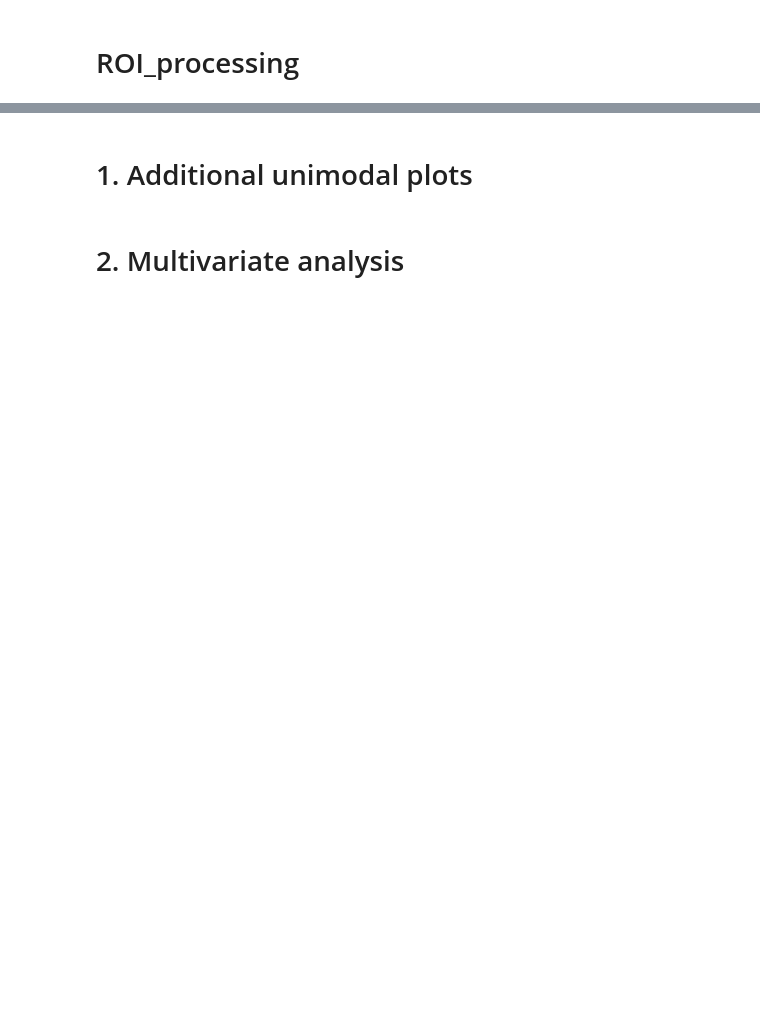
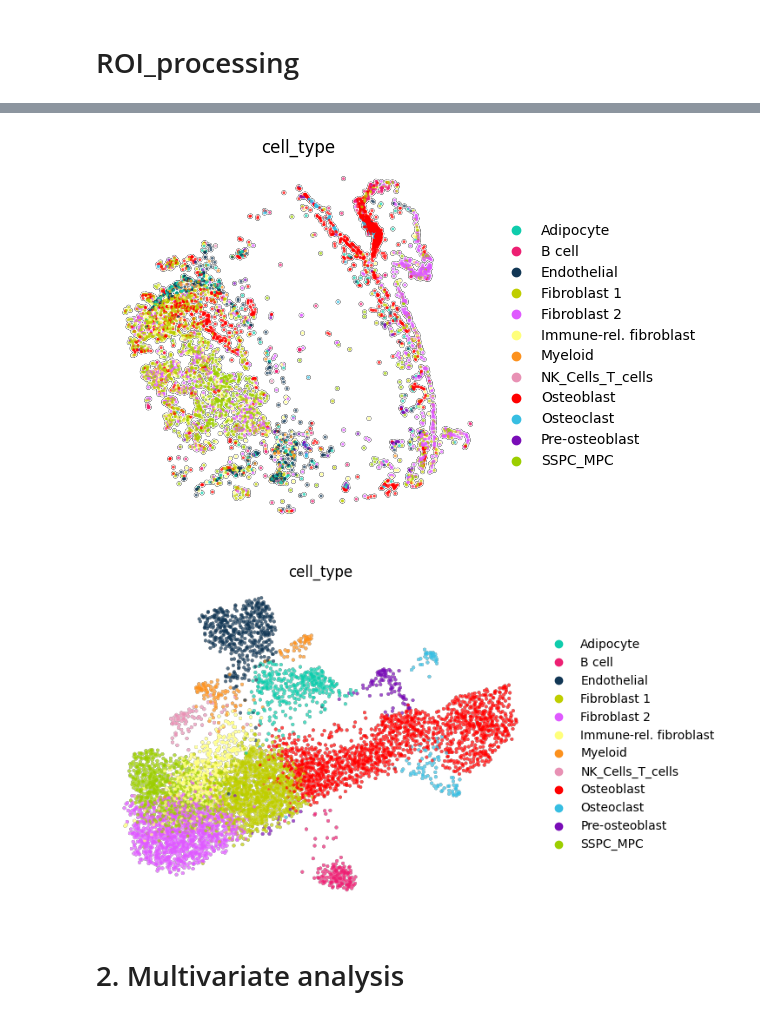
Before and after one commit to theislab/troutpy_reproducibility, a Jupyter notebook: notebooks/4_detailed_analysis/detailed_analysis_bone.ipynb, the cells around one changed output, grey strips where cells are left out. Saved outputs shown, nothing was run; the diff lists cells and outputs as text; code cells hidden in the pictures; blank space fills up the shorter version.

```diff
--- a/notebooks/4_detailed_analysis/detailed_analysis_bone.ipynb
+++ b/notebooks/4_detailed_analysis/detailed_analysis_bone.ipynb
@@ -621,0 +68,11 @@ sdata['xrna_metadata'].var
+# %%
+sc.tl.leiden(sdata['table'],resolution=1.2)
+sc.pl.umap(sdata['table'],color='leiden')
+sc.pl.spatial(sdata['table'],color='leiden',spot_size=100)
+sc.tl.rank_genes_groups(sdata['table'],groupby='leiden')
+sc.tl.dendrogram(sdata['table'],groupby='leiden')
+sc.pl.rank_genes_groups_dotplot(sdata['table'],n_genes=6)
+dict_anno={0:'Fibroblast 2',1:'Fibroblast 1',2:'Osteoblast',3:'SSPC_MPC',4:'Osteoblast',5:'Immune-rel. fibroblast',6:'Endothelial',7:'Adipocyte',8:'Osteoblast',
+9:'B cell',10:'Myeloid',11:'Osteoclast',12:'Pre-osteoblast',13:'NK_Cells_T_cells'} # 13 could be T cell also
+# %%
+sdata['table'].obs['cell_type']=sdata['table'].obs['leiden'].astype(int).map(dict_anno)
@@ -622 +104,25 @@ sdata['xrna_metadata'].var
+# %%
+import matplotlib.pyplot as plt
+import matplotlib
+
+# Set font type for vector output
+matplotlib.rcParams['pdf.fonttype'] = 42
+matplotlib.rcParams['ps.fonttype'] = 42
+
+sc.pl.spatial(sdata['table'],color='cell_type',spot_size=80,add_outline=True,outline_width=(0.05,0.002),frameon=False,show=False)
+plt.savefig(os.path.join(saving_path,'spatial_cell_type_map.pdf'))
+
+
+import matplotlib.pyplot as plt
+import matplotlib
+
+# Set font type for vector output
+matplotlib.rcParams['pdf.fonttype'] = 42
+matplotlib.rcParams['ps.fonttype'] = 42
+
+sc.pl.umap(sdata['table'],color='cell_type',s=30,add_outline=True,outline_width=(0.005,0.001),frameon=False,show=False)
+plt.savefig(os.path.join(saving_path,'umap_cell_type_map.pdf'))
+# %% [output]
+[figure, added]
+[figure, added]
 # %%
@@ -632,2 +134,0 @@ plt.savefig(os.path.join(saving_path,'distribution_xenium_hsskin_diffussion.pdf'
-# %% [markdown]
-# 1. Additional unimodal plots
```
Also changed, not shown: parts of 58 cells of this notebook, 44 other files.
